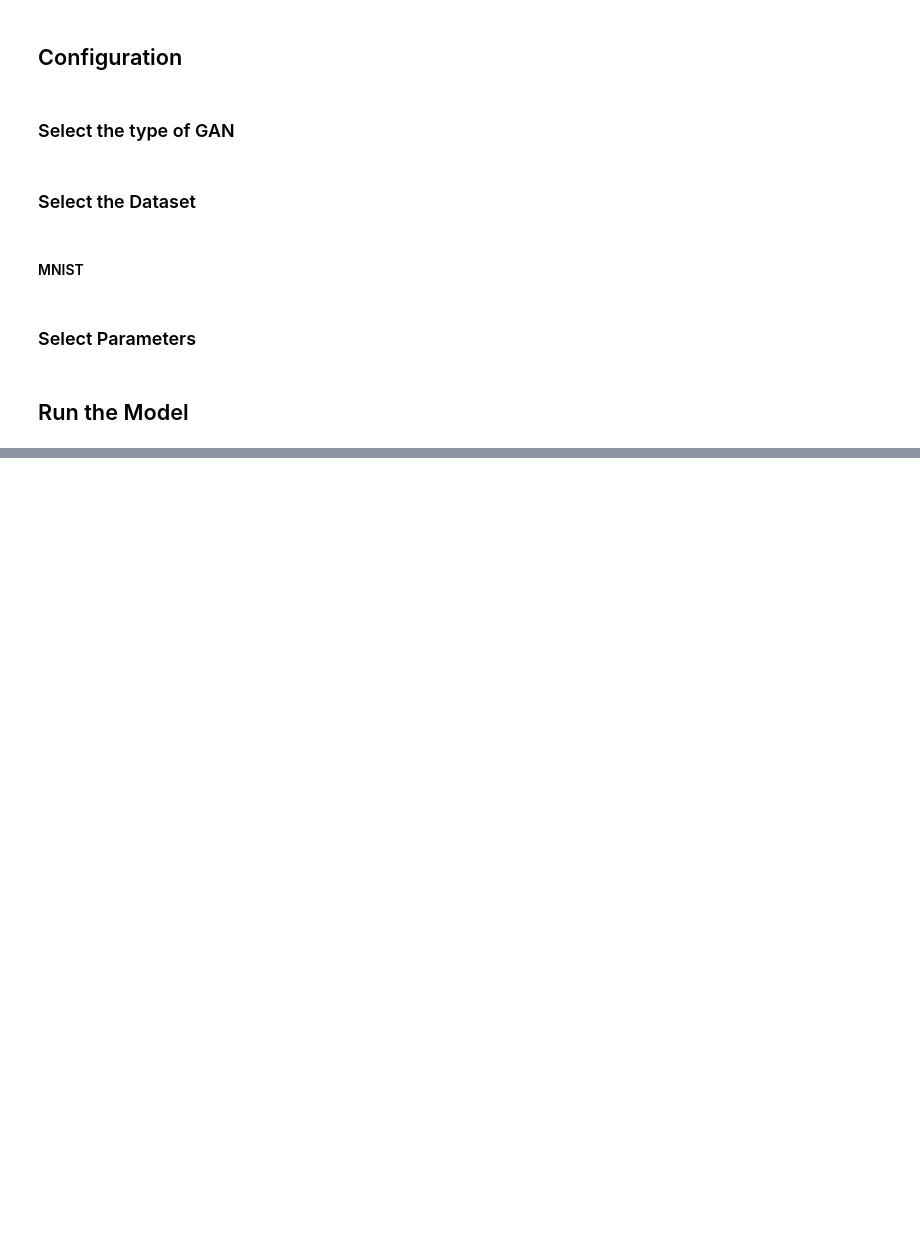
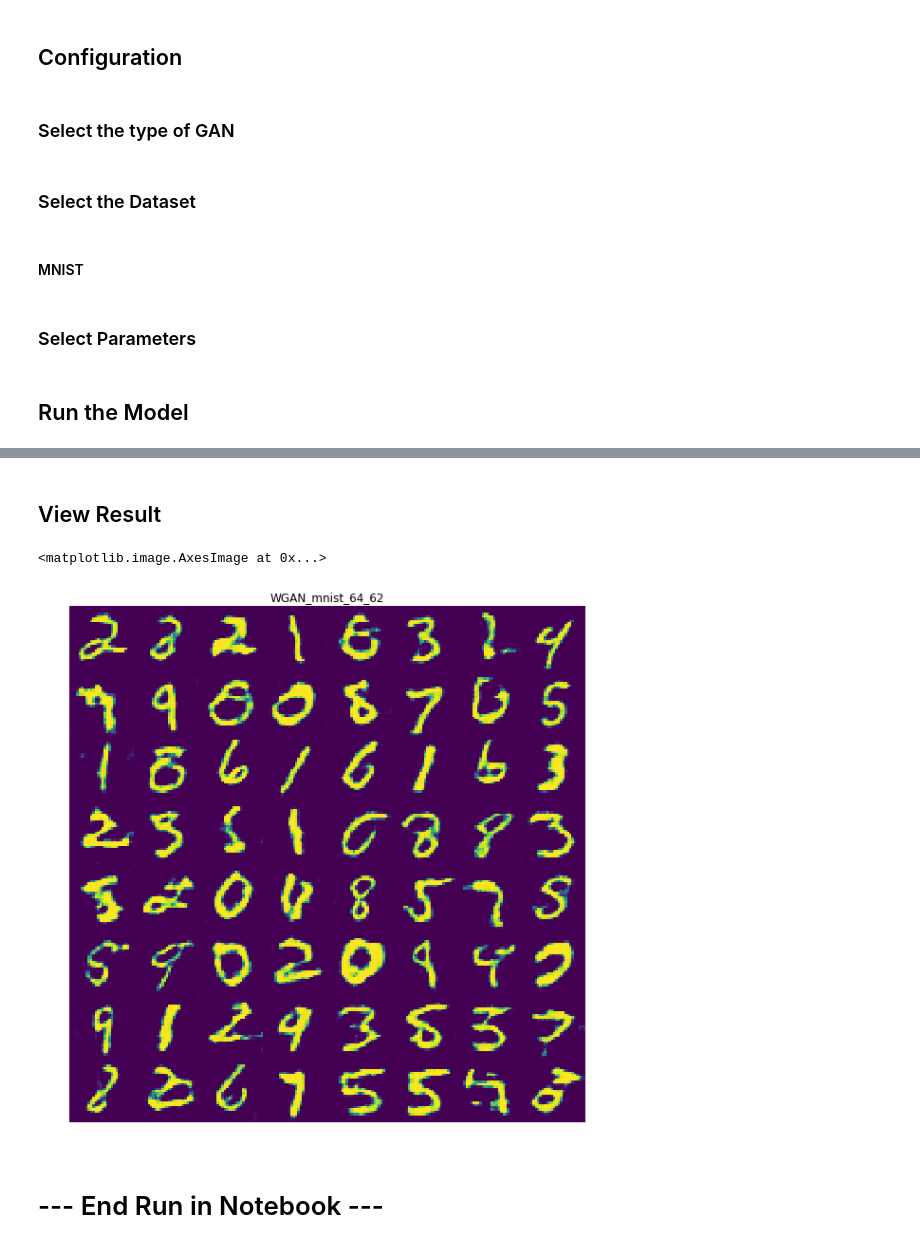
Before and after one commit to IntuitionMachine/tensorflow_projects, a Jupyter notebook: Analytiks_Test/Tensorflow-Generative-Model-Collections/tensorflow-generative-model-collections.ipynb, the cells around one changed output, grey strips where cells are left out. Drawn from its saved outputs; the diff is of its cells as text; code cells hidden in the pictures; blank space fills up the shorter version.

```diff
--- a/Analytiks_Test/Tensorflow-Generative-Model-Collections/tensorflow-generative-model-collections.ipynb
+++ b/Analytiks_Test/Tensorflow-Generative-Model-Collections/tensorflow-generative-model-collections.ipynb
@@ -38,8 +113,8 @@ import argparse
 # %%
 #Select the type of GAN.
 #Options = ['GAN', 'CGAN', 'infoGAN', 'ACGAN', 'EBGAN', 'BEGAN', 'WGAN', 'WGAN_GP', 'DRAGAN', 'LSGAN', 'VAE', 'CVAE']
-#Default = 'GAN'
-gan_type = 'GAN'
+#Default = 'WGAN'
+gan_type = 'WGAN'
 # %% [markdown]
 ### Select the Dataset
 # %% [markdown]
@@ -58,7 +133,8 @@ dataset = 'mnist'
 # %% [markdown]
 ### Select Parameters
 # %%
-epoch = 20
+#epoch = 20
+epoch = 1
 batch_size = 64
 z_dim = 62
 checkpoint_dir = os.path.relpath('checkpoint')
@@ -93,5 +169,5 @@ with tf.Session(config=tf.ConfigProto(allow_soft_placement=True)) as sess: # dec
     print(" [*] Training finished!")
 
     # visualize learned generator
-    gan.visualize_results(args.epoch-1)
+    gan.visualize_results(epoch-1)
     print(" [*] Testing finished!")
@@ -97,0 +192,21 @@ with tf.Session(config=tf.ConfigProto(allow_soft_placement=True)) as sess: # dec
+# %% [markdown]
+## View Result
+# %%
+import glob
+model_result_directory = gan_type + '_' + dataset + '_' + str(batch_size) + '_' + str(z_dim)
+result_dir_path = os.path.join(result_dir, model_result_directory)
+result_image = glob.glob(os.path.join(result_dir_path,'*[test_all_classes.png]'))[0]
+# %%
+%matplotlib inline
+import matplotlib.pyplot as plt
+
+fig = plt.figure(figsize=(10, 10))
+img = plt.imread(result_image)
+plt.axis('off')
+plt.title(model_result_directory)
+plt.imshow(img)
+# %% [output]
+<matplotlib.image.AxesImage at 0x...>
+[figure, added]
+# %% [markdown]
+# --- End Run in Notebook ---
```
Also changed, not shown: parts of 18 cells of this notebook.
